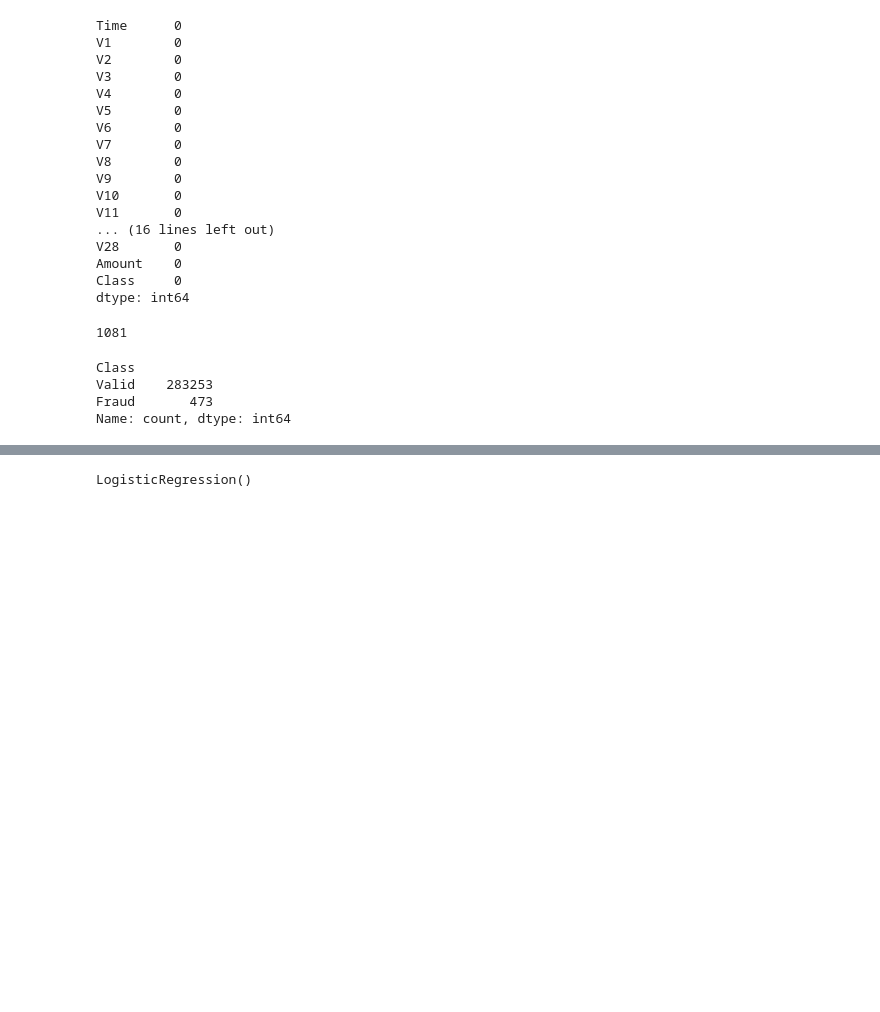
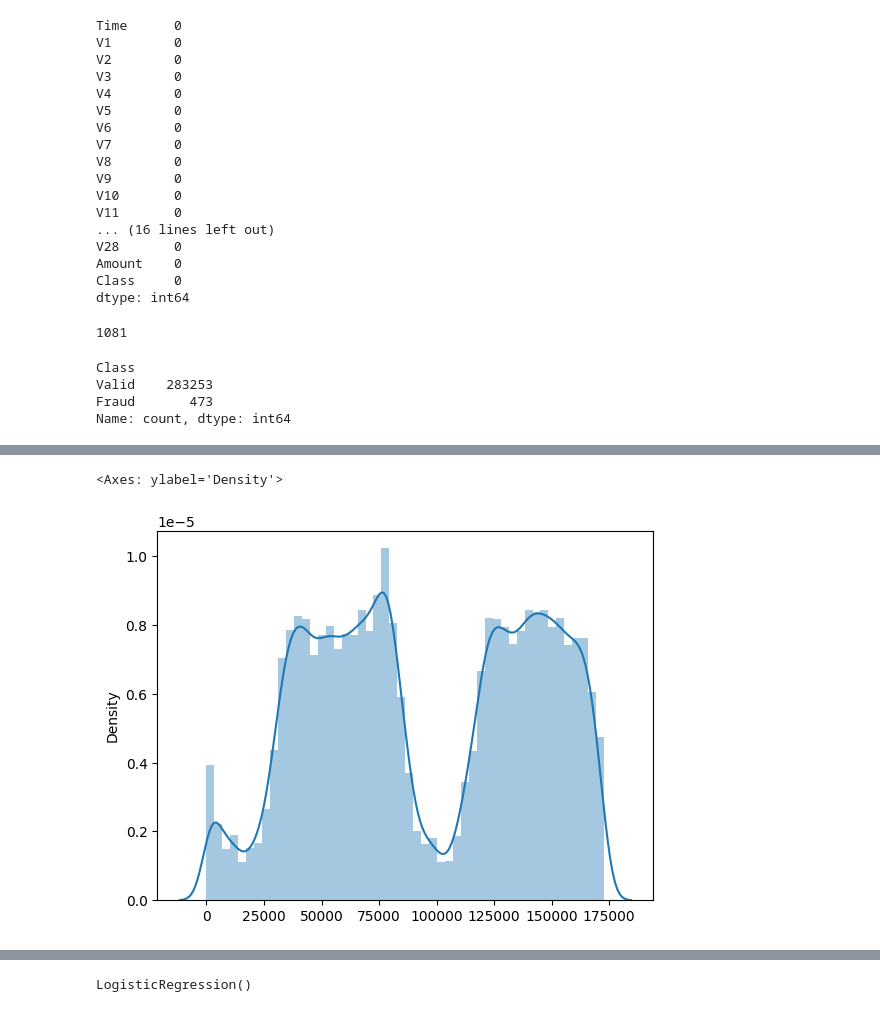
Before and after one commit to AryanRadadiya200570960/AIDI1003-FinalGroupProject, a Jupyter notebook: Final Group Project.ipynb, the cells around one changed output, grey strips where cells are left out. Saved outputs shown, nothing was run; the diff lists cells and outputs as text; code cells hidden in the pictures; blank space fills up the shorter version.

```diff
--- a/Final Group Project.ipynb
+++ b/Final Group Project.ipynb
@@ -88,2 +111,8 @@ fig = plt.pie(Transaction_type.value_counts(), labels=['Valid', 'Fraud'], autopc
+# %%
+time = data['Time'].values
+sns.distplot(time)
+# %% [output]
+<Axes: ylabel='Density'>
+[figure, added]
 # %%
 sns.heatmap(data.corr(), cmap='coolwarm', annot=False, fmt=".2f")
```
Also changed, not shown: parts of 15 cells of this notebook, 3 other files.
